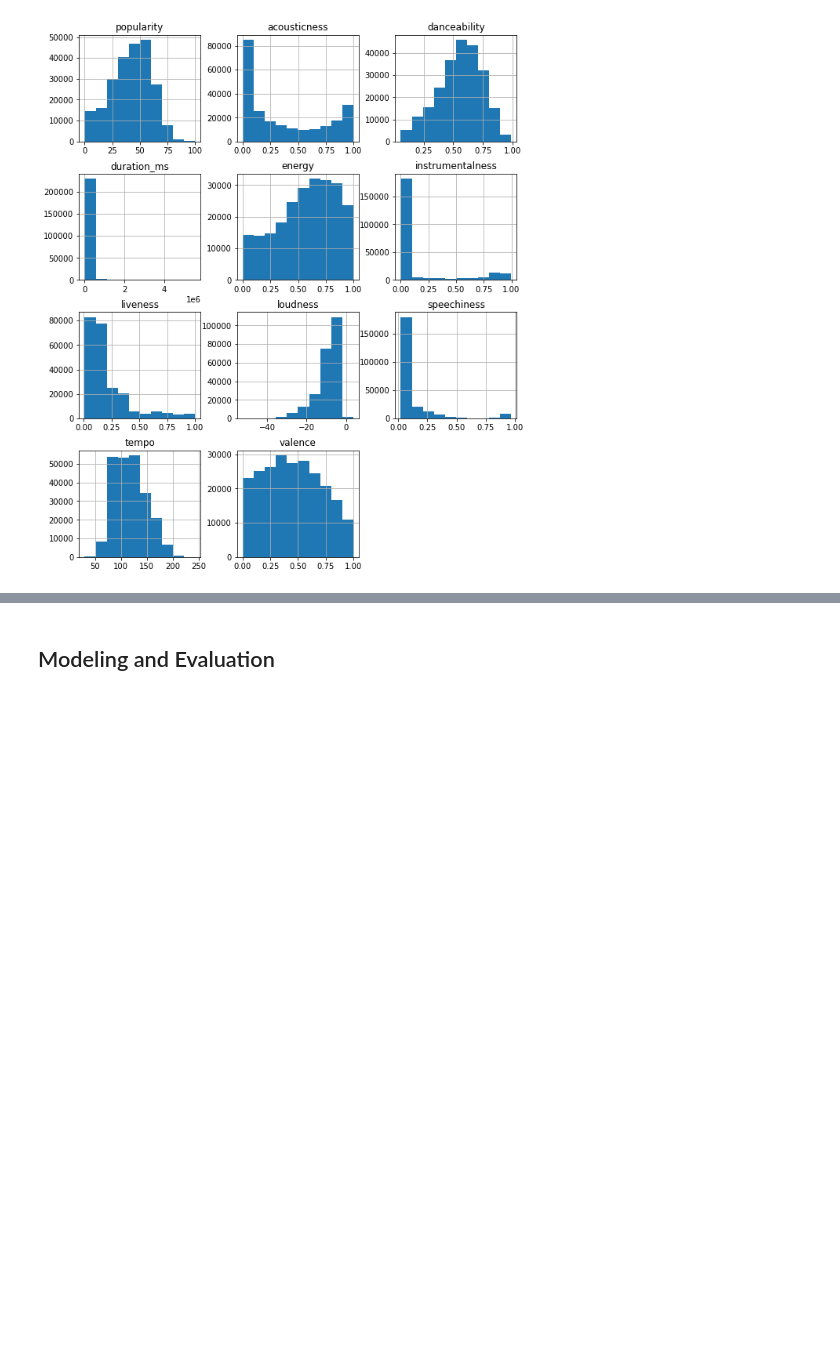
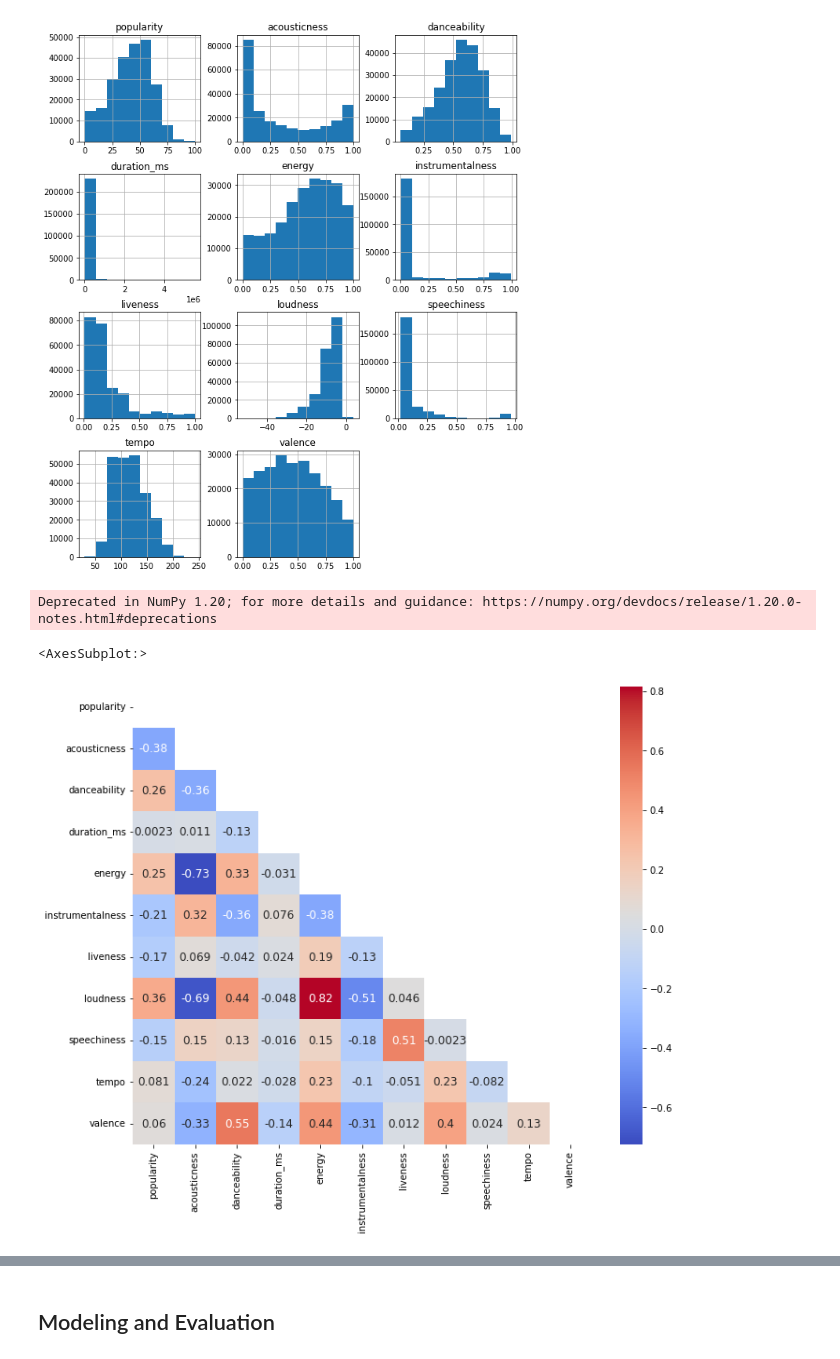
Before and after one commit to xiolett/ML1, a Jupyter notebook: Lab2_Classification/Group2_Lab2_Classification.ipynb, the cells around one changed output, grey strips where cells are left out. Saved outputs shown, nothing was run; the diff lists cells and outputs as text; code cells hidden in the pictures; blank space fills up the shorter version.

Commit message:
Relooked at duplicates; added corr map; split dataset for reg and classification tasks

```diff
--- a/Lab2_Classification/Group2_Lab2_Classification.ipynb
+++ b/Lab2_Classification/Group2_Lab2_Classification.ipynb
@@ -165,0 +212,16 @@ df_audio_feats.hist(figsize=(10,35),layout=(11,3));
+# %%
+audio_feat_corr = df_audio_feats.corr()  # grabs correlation variables of features
+mask = np.zeros_like(audio_feat_corr, dtype=np.bool)  # returns array of zeros w/ same shape and type of given array
+mask[np.triu_indices_from(mask)]= True  # Generate a mask for the upper triangle
+f, ax = plt.subplots(figsize=(11, 9))  # Matplotlib figure setup / formats nicely
+
+sns.heatmap(audio_feat_corr,
+            mask = mask,
+            square = True,
+            cmap = 'coolwarm', # Easier visualization of correlated variables
+            annot = True,
+            annot_kws = {'size': 12})
+# %% [output]
+Deprecated in NumPy 1.20; for more details and guidance: https://numpy.org/devdocs/release/1.20.0-notes.html#deprecations
+<AxesSubplot:>
+[figure, added]
```
Also changed, not shown: parts of 16 cells of this notebook.
